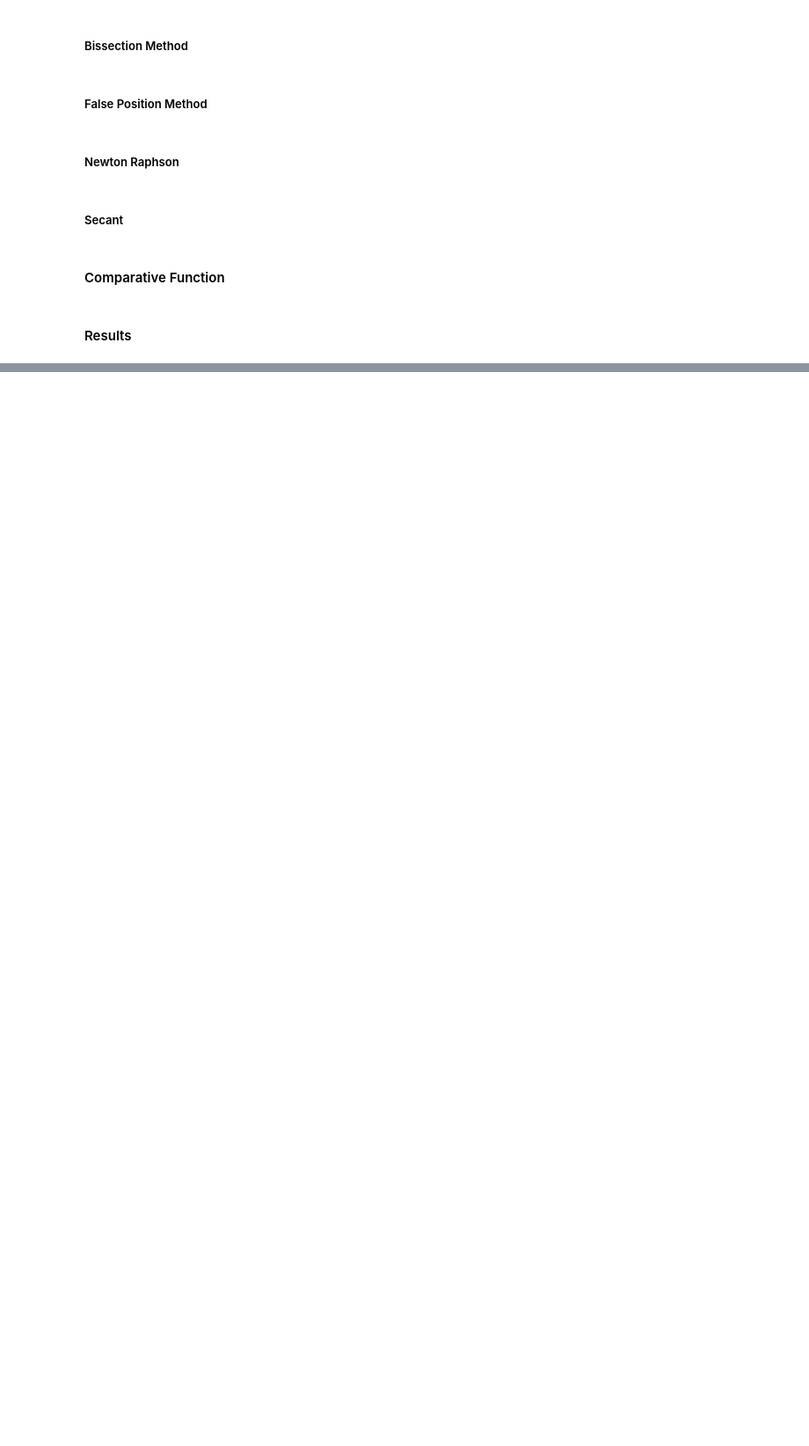
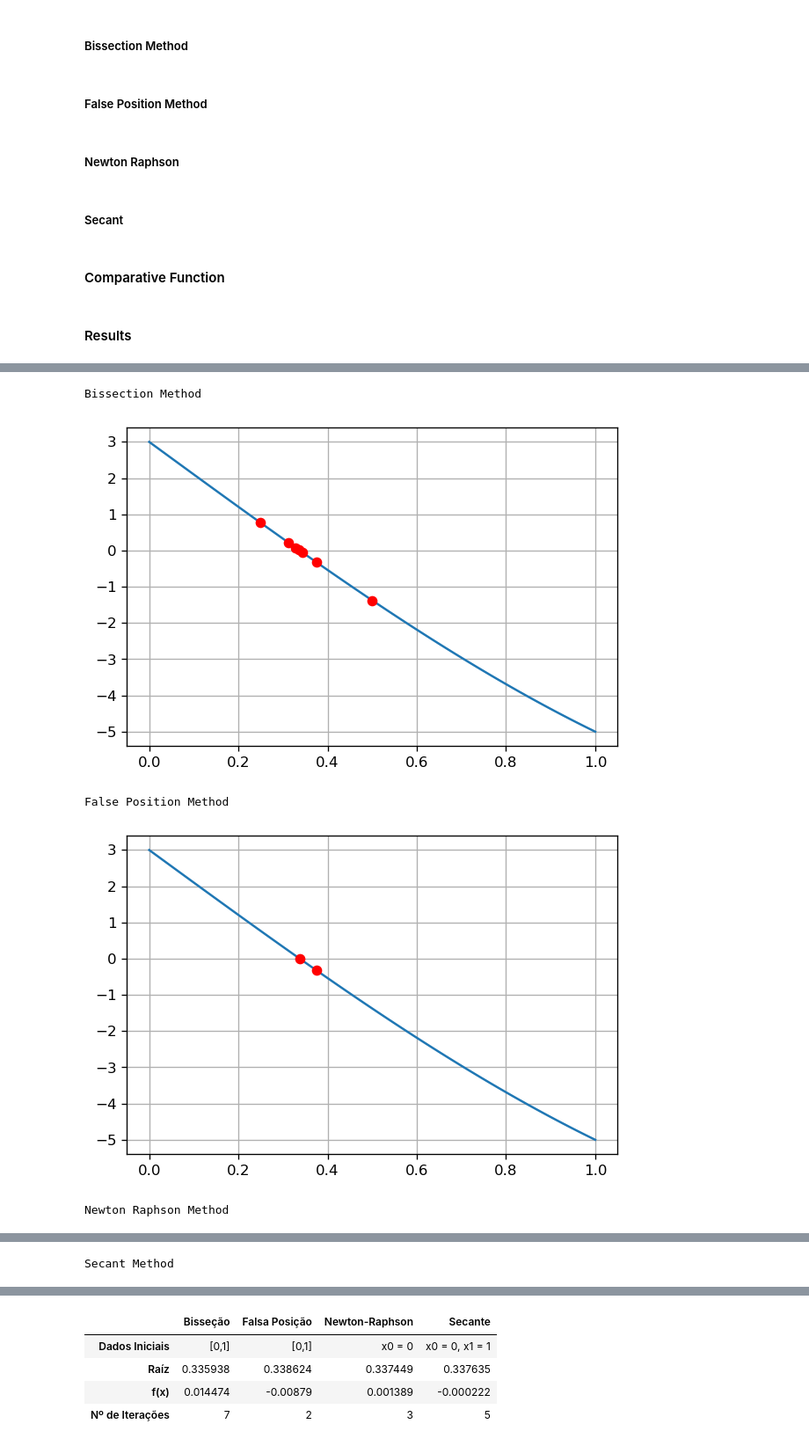
Before and after one commit to carloscalage/calculo_numerico, a Jupyter notebook: eq_alg_transc.ipynb, the cells around one changed output, grey strips where cells are left out. Shown: that part at 88% size. Drawn from its saved outputs; the diff is of its cells as text; code cells hidden in the pictures; blank space fills up the shorter version.

```diff
--- a/eq_alg_transc.ipynb
+++ b/eq_alg_transc.ipynb
@@ -168,16 +163,37 @@ def compare(func, precision, iterations, a, b, x0, x1, x_min, x_max):
 
   initial_data = {
     'Bisseção': f'[{a},{b}]',
-    'Posição Falsa': f'[{a},{b}]',
+    'Falsa Posição': f'[{a},{b}]',
     'Newton-Raphson': f'x0 = {x0}',
     'Secante': f'x0 = {x0}, x1 = {x1}'
     }
 
-  df = pd.DataFrame(initial_data, index=['Dados Iniciais'])
-  df = df.append({'Bisseção': res1.iloc[-1]['x'],
-    'Posição Falsa': res2.iloc[-1]['x'],
+  df = pd.DataFrame(initial_data, index=[0])
+
+  # Root
+  df = df.append({
+    'Bisseção': res1.iloc[-1]['x'],
+    'Falsa Posição': res2.iloc[-1]['x'],
     'Newton-Raphson': res3.iloc[-1]['x(n)'],
     'Secante': res4.iloc[-1]['x(n)']},
-    index=['Raiz'])
+    ignore_index = True)
+
+  # f(x)
+  df = df.append({
+    'Bisseção': res1.iloc[-1]['f(x)'],
+    'Falsa Posição': res2.iloc[-1]['f(x)'],
+    'Newton-Raphson': res3.iloc[-1]['f(x(n))'],
+    'Secante': res4.iloc[-1]['f(x(n))']},
+    ignore_index = True)
+
+  # iterations
+  df = df.append({
+    'Bisseção': len(res1),
+    'Falsa Posição': len(res2),
+    'Newton-Raphson': len(res3),
+    'Secante': len(res4)},
+    ignore_index = True)
+
+  df.rename(index={0: 'Dados Iniciais', 1: 'Raíz', 2: 'f(x)', 3: 'Nº de Iterações'}, inplace=True)
 
   return df
@@ -241,0 +204,8 @@ Root: 120.5802, Iterations: 5
+# %%
+compare(f[5], 0.01, 7, 0, 1, 0, 1, 0, 1)
+# %% [output]
+Bissection Method
+[figure, added]
+False Position Method
+[figure, added]
+Newton Raphson Method
@@ -241,0 +213 @@ Root: 120.5802, Iterations: 5
+Secant Method
@@ -241,0 +215,5 @@ Root: 120.5802, Iterations: 5
+|  | Bisseção | Falsa Posição | Newton-Raphson | Secante |
+| Dados Iniciais | [0,1] | [0,1] | x0 = 0 | x0 = 0, x1 = 1 |
+| Raíz | 0.335938 | 0.338624 | 0.337449 | 0.337635 |
+| f(x) | 0.014474 | -0.00879 | 0.001389 | -0.000222 |
+| Nº de Iterações | 7 | 2 | 3 | 5 |
```
Also changed, not shown: parts of 16 cells of this notebook.
